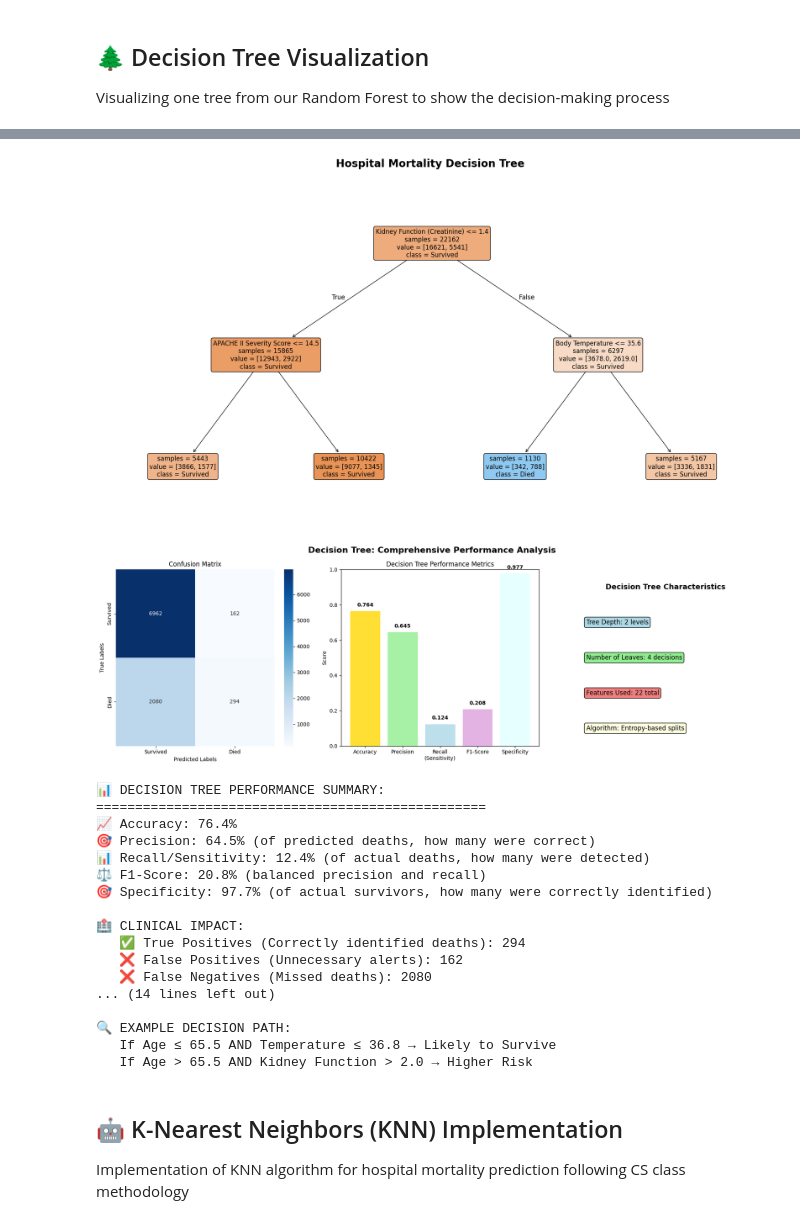
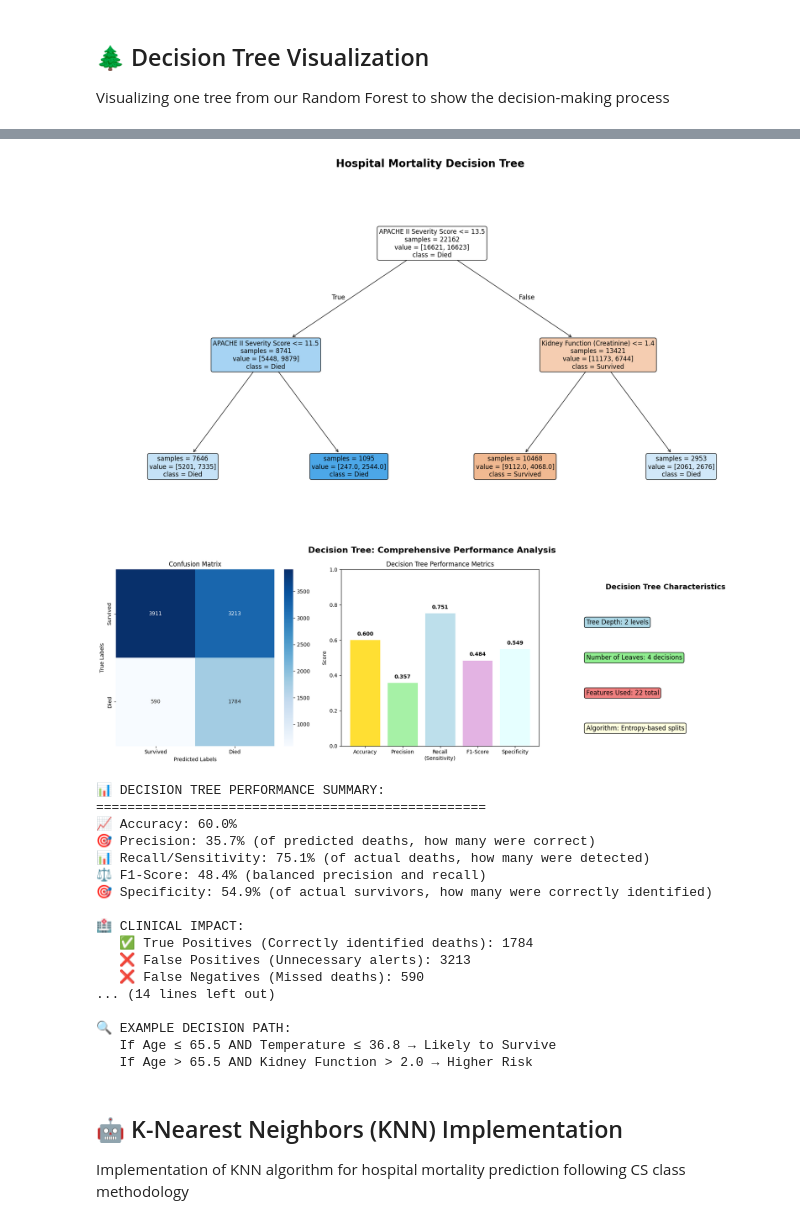
Before and after one commit to Quinn-Gainey/CS513-icu-mortality, a Jupyter notebook: dataset_overview.ipynb, the cells around one changed output, grey strips where cells are left out. Drawn from its saved outputs; the diff is of its cells as text; code cells hidden in the pictures.

Commit message:
implemented random forest, and suited decision tree/KNN to better prioritize recall

```diff
--- a/dataset_overview.ipynb
+++ b/dataset_overview.ipynb
@@ -1134,6 +1134,7 @@ simple_tree = DecisionTreeClassifier(
     max_depth=2,            # Limit to 2 levels for clean presentation
     min_samples_split=2000, # Larger splits to avoid small branches
     min_samples_leaf=1000,  # Larger leaf nodes
+    class_weight={0: 1, 1: 3},
     random_state=44
 )
 
@@ -1292,47 +1293,47 @@ print(f"   🍃 Decision Nodes: {simple_tree.get_n_leaves()} final classificatio
 print(f"   📏 Tree Depth: {simple_tree.get_depth()} levels (simple, interpretable)")
 
 print(f"\n💡 HOW TO READ THIS TREE:")
 print("   ✅ Start at the top box")
 print("   ✅ Follow the 'True' path if condition is met, 'False' if not")
 print("   ✅ Orange boxes = More survivors")
 print("   ✅ Blue boxes = Higher mortality risk")
 print("   ✅ Numbers in boxes = [survivors, deaths]")
 
 print(f"\n🔍 EXAMPLE DECISION PATH:")
 print("   If Age ≤ 65.5 AND Temperature ≤ 36.8 → Likely to Survive")
 print("   If Age > 65.5 AND Kidney Function > 2.0 → Higher Risk")
 # %% [output]
 🌲 CREATING A CLEANER, MORE READABLE DECISION TREE
 ============================================================
 🎯 Building a simple, presentation-ready decision tree for hospital mortality prediction
 🌳 USING STANDARDIZED DATA FOR DECISION TREE
 ==================================================
 ✅ Using identical train/test split as other models
 📊 Training on 22,162 patients, testing on 9,498 patients
 🔢 Features available for decision tree: 22
 📋 All 22 features used:
     1. age
     2. gender
     3. bmi
 ... (19 lines left out)
 
 🎯 Target: hospital_death (predicting hospital mortality)
 🎯 Training mortality: 25.0%
 🎯 Test mortality: 25.0%
-[figure, old version]
+[figure, new version]
-[figure, old version]
+[figure, new version]
 📊 DECISION TREE PERFORMANCE SUMMARY:
 ==================================================
-📈 Accuracy: 76.4%
-🎯 Precision: 64.5% (of predicted deaths, how many were correct)
-📊 Recall/Sensitivity: 12.4% (of actual deaths, how many were detected)
-⚖️ F1-Score: 20.8% (balanced precision and recall)
-🎯 Specificity: 97.7% (of actual survivors, how many were correctly identified)
+📈 Accuracy: 60.0%
+🎯 Precision: 35.7% (of predicted deaths, how many were correct)
+📊 Recall/Sensitivity: 75.1% (of actual deaths, how many were detected)
+⚖️ F1-Score: 48.4% (balanced precision and recall)
+🎯 Specificity: 54.9% (of actual survivors, how many were correctly identified)
 
 🏥 CLINICAL IMPACT:
-   ✅ True Positives (Correctly identified deaths): 294
-   ❌ False Positives (Unnecessary alerts): 162
-   ❌ False Negatives (Missed deaths): 2080
+   ✅ True Positives (Correctly identified deaths): 1784
+   ❌ False Positives (Unnecessary alerts): 3213
+   ❌ False Negatives (Missed deaths): 590
 ... (14 lines left out)
 
 🔍 EXAMPLE DECISION PATH:
```
Also changed, not shown: parts of 7 cells of this notebook.
